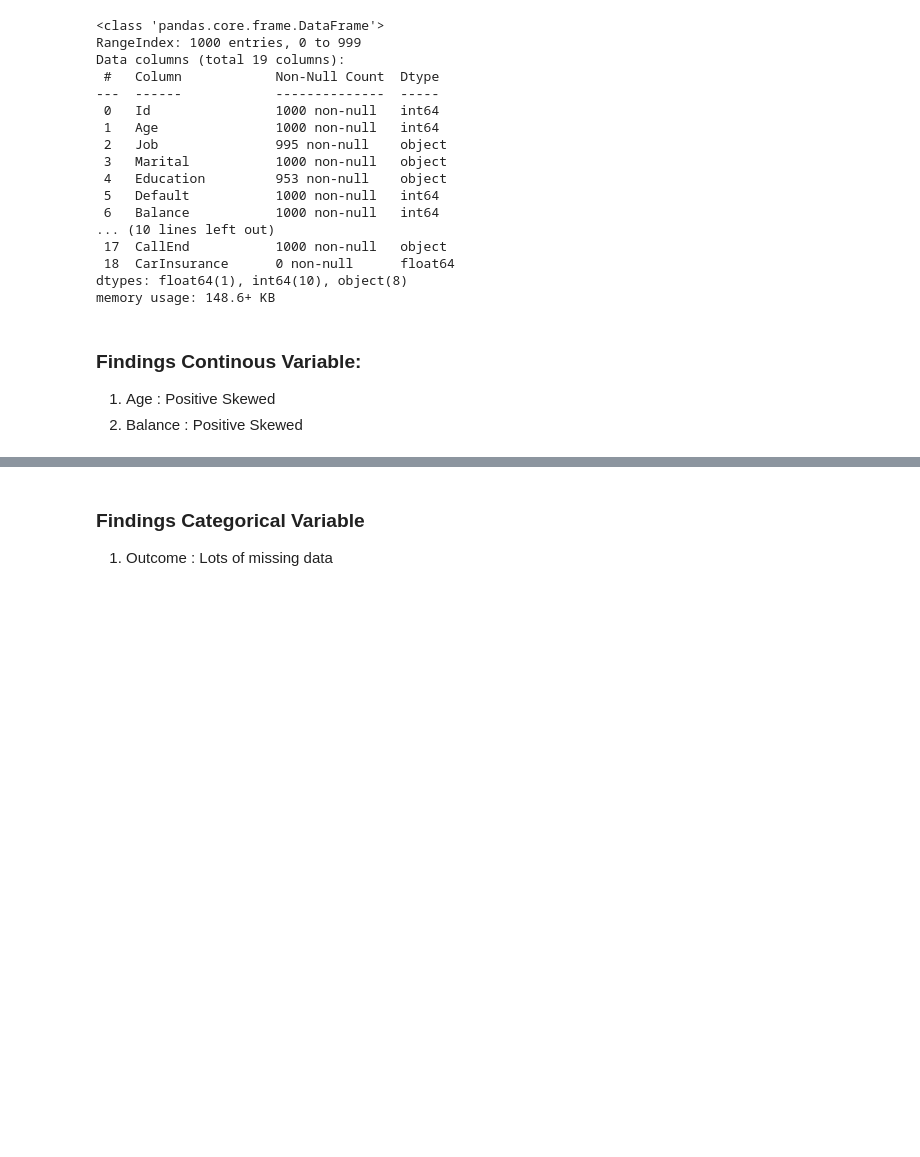
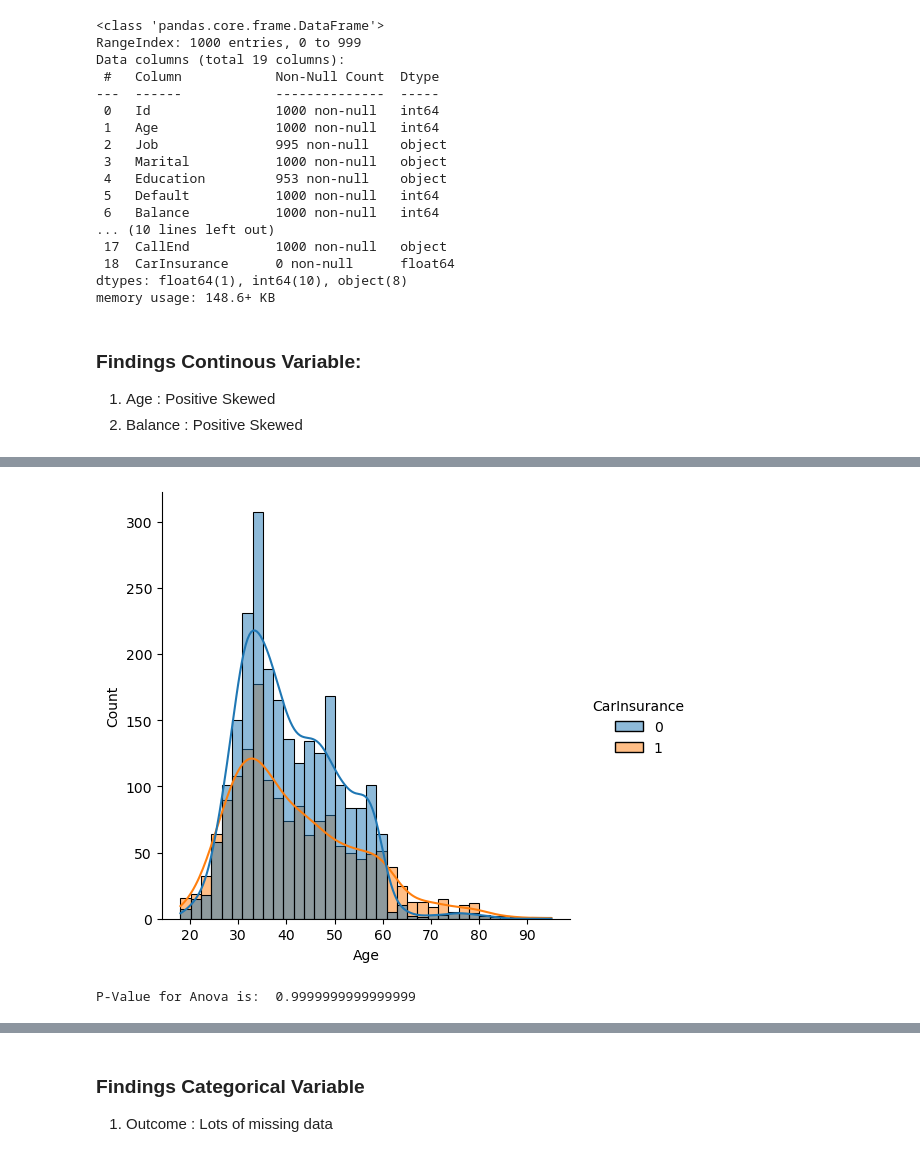
Before and after one commit to isaacebi/Car-Insurance-Cold-Calls, a Jupyter notebook: notebooks/1.0-ie-data-exploration.ipynb, the cells around one changed output, grey strips where cells are left out. Drawn from its saved outputs; the diff is of its cells as text; code cells hidden in the pictures; blank space fills up the shorter version.

```diff
--- a/notebooks/1.0-ie-data-exploration.ipynb
+++ b/notebooks/1.0-ie-data-exploration.ipynb
@@ -227,0 +228,21 @@ Age missing data :0
+# %%
+sns.displot(data=df, x="Age", kde=True, hue="CarInsurance")
+plt.show()
+# %% [output]
+[figure, added]
+# %%
+########################################################
+# f_oneway() function takes the group data as input and
+# returns F-statistic and P-value
+from scipy.stats import f_oneway
+
+# Running the one-way anova test between CarPrice and FuelTypes
+# Assumption(H0) is that CarInsurance and Age are NOT correlated
+CategoryGroupLists = np.array(df[['CarInsurance', 'Age']])
+
+# Performing the ANOVA test
+# We accept the Assumption(H0) only when P-Value > 0.05
+AnovaResults = f_oneway(*CategoryGroupLists)
+print('P-Value for Anova is: ', AnovaResults[1])
+# %% [output]
+P-Value for Anova is:  0.9999999999999999
```
Also changed, not shown: parts of 12 cells of this notebook.
